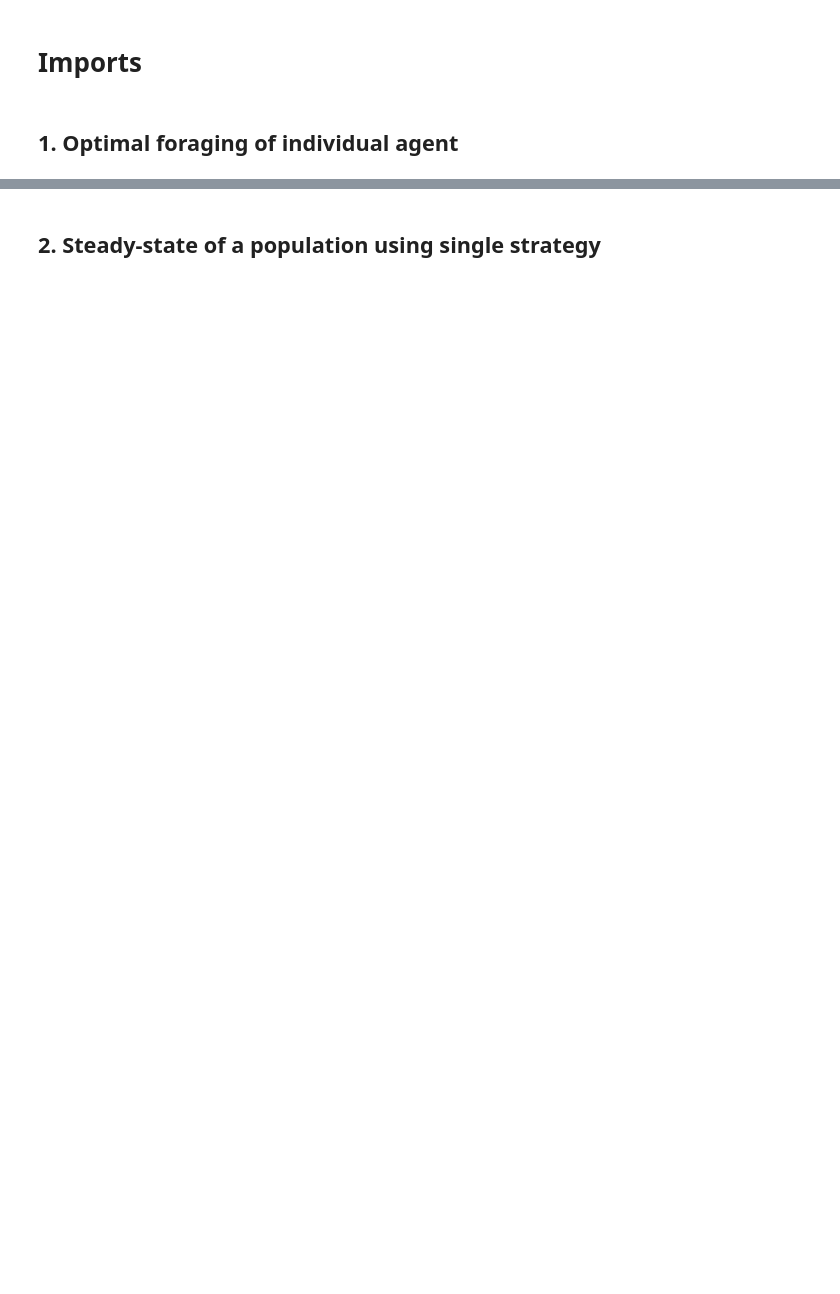
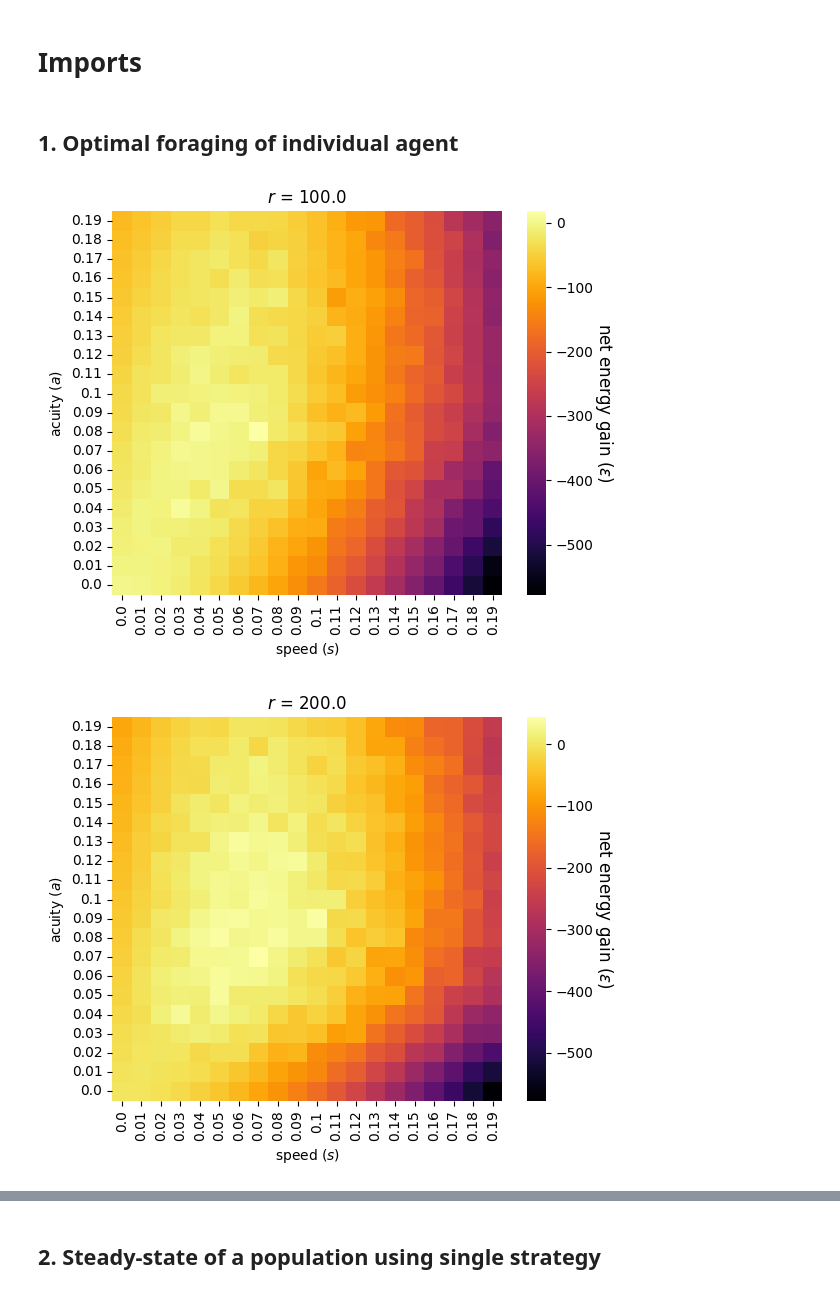
Before and after one commit to PrometheosFire/foraging-sim, a Jupyter notebook: evaluation/results.ipynb, the cells around one changed output, grey strips where cells are left out. Drawn from its saved outputs; the diff is of its cells as text; code cells hidden in the pictures; blank space fills up the shorter version.

```diff
--- a/evaluation/results.ipynb
+++ b/evaluation/results.ipynb
@@ -9,56 +9,57 @@ import numpy as np
 # %% [markdown]
 ## 1.  Optimal foraging of individual agent
 # %%
-# Read constants from config file
-config_df = pd.read_csv("config.csv")
-config = dict(zip(config_df["param"], config_df["value"]))
-
 # Parameters
 F = 1       # resource energy
 c_s = 160
 c_a = 4
+generation = 1000
 
 # Load agent-level data
-df = pd.read_csv("./simulation_results/_agents_20250604_004745.csv", delimiter=",")
+df = pd.read_csv("./simulation_results/3_1Rate100_200_300.csv", delimiter=",")
 df = df.apply(pd.to_numeric, errors="coerce")
+#df["energy"] = df["energy"] / generation
 
-# Loop over each unique resource density r
-for r_value in sorted(df["resource_cap"].unique()):
-    # Filter agents from this environment
-    subset = df[df["resource_cap"] == r_value]
+# Get sorted unique values of 'Rate'
+r_values = sorted(df["Rate"].unique())
 
-    # Find phenotypes with the highest net energy intake ε
-    max_net_energy = subset["energy"].max()
-    best = subset[subset["energy"] == max_net_energy]
+# Loop over each Rate value and create an independent figure
+for r_value in r_values:
+    # Filter data for current Rate value
+    subset = df[df["Rate"] == r_value]
 
-    # Plot KDE heatmap weighted by net energy intake
-    plt.figure(figsize=(7, 6))
-    sns.kdeplot(
-        data=subset,
-        x="speed",
-        y="acuity",
-        weights=subset["energy"],
-        fill=True,
-        cmap="viridis"
+    # Create pivot table for heatmap
+    pivot_table = subset.pivot_table(
+        index='acuity',
+        columns='speed',
+        values='energy'
     )
 
-    # Mark maximum ε point(s)
-    plt.scatter(
-        best["speed"],
-        best["acuity"],
-        color='red',
-        s=100,
-        edgecolor='black',
-        label="max ε"
+    # Create a new figure for each plot
+    plt.figure(figsize=(6, 5))
+
+    # Create the heatmap
+    heatmap = sns.heatmap(
+        pivot_table,
+        cmap="inferno",
+        cbar=True
     )
 
-    # Labels and formatting
-    plt.title(f"Net Energy Intake ε(s,a) — Resource density r = {r_value}")
-    plt.xlabel("Speed")
-    plt.ylabel("Acuity")
-    plt.xlim(0, 0.2)
-    plt.ylim(0, 0.2)
-    plt.legend()
-    plt.grid(True)
+    # Add colorbar label
+    cbar = heatmap.collections[0].colorbar
+    cbar.set_label(r"net energy gain ($\varepsilon$)", rotation=-90, labelpad=15, fontsize=12)
+
+    # Add title and axis labels
+    plt.title(fr"$r$ = {r_value}")
+    plt.xlabel(r"speed ($s$)")
+    plt.ylabel(r"acuity ($a$)")
+
+    # Flip y-axis so that higher speed is at the top
+    plt.gca().invert_yaxis()
+
+    # Display the figure
     plt.tight_layout()
     plt.show()
+# %% [output]
+[figure, added]
+[figure, added]
```
Also changed, not shown: parts of 6 cells of this notebook, 2 other files.
